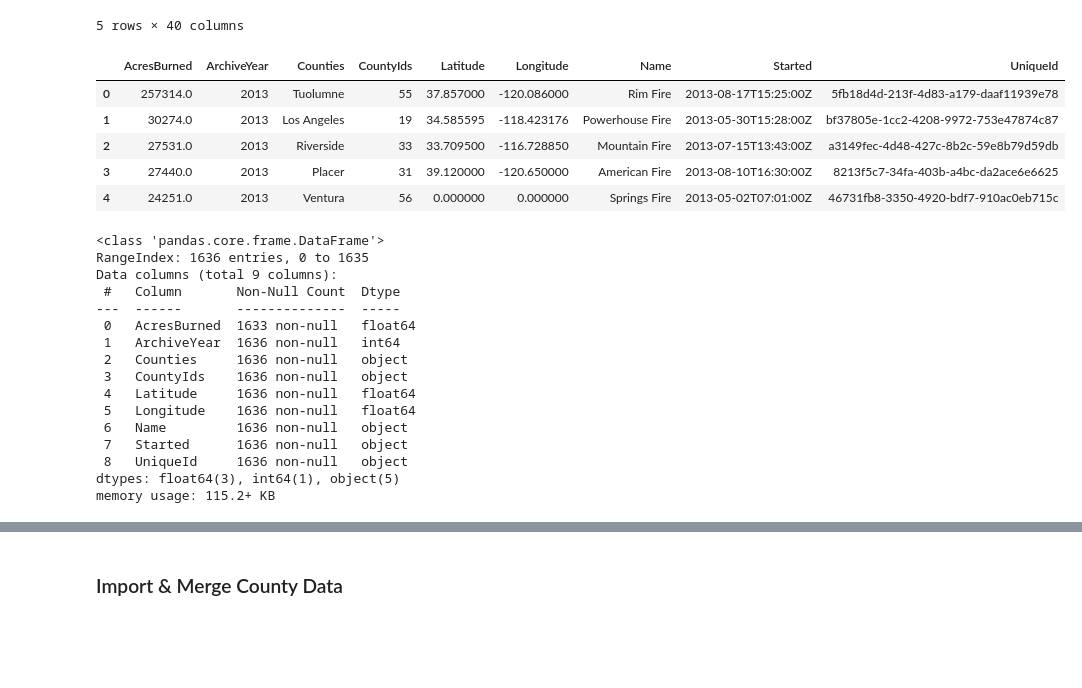
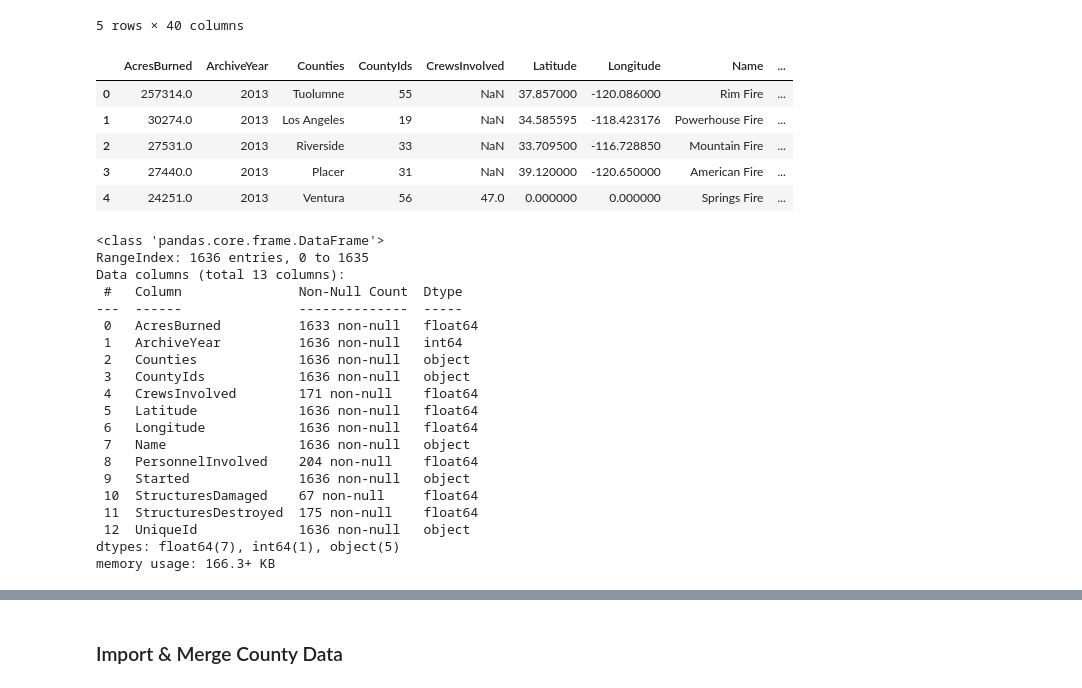
Before and after one commit to chloebellehooton/Group-5-Project, a Jupyter notebook: Wildfire_County_ETL.ipynb, the cells around one changed output, grey strips where cells are left out. Drawn from its saved outputs; the diff is of its cells as text; code cells hidden in the pictures; blank space fills up the shorter version.

Commit message:
WF data: add PersonnelInvolved,StructuresDamaged,StructuresDestroyed,Fatalities columns back in;remove duplicates&NAs

```diff
--- a/Wildfire_County_ETL.ipynb
+++ b/Wildfire_County_ETL.ipynb
@@ -20,37 +20,39 @@ wildfire_df.head()
 # %%
 #Drop excess columns
 wildfire_df = wildfire_df.drop(['Active','AdminUnit','AirTankers','CalFireIncident','CanonicalUrl',
-                                'ConditionStatement','ControlStatement','CrewsInvolved','Dozers','Engines',
-                                'Extinguished','Fatalities','Featured','Final','FuelType','Helicopters',
-                                'Injuries','Location','MajorIncident','PercentContained',
-                                'PersonnelInvolved','Public','SearchDescription','SearchKeywords','Status',
-                                'StructuresDamaged','StructuresDestroyed','StructuresEvacuated',
-                                'StructuresThreatened','Updated','WaterTenders'],1)
+                                'ConditionStatement','ControlStatement','Dozers','Engines','Extinguished',
+                                'Fatalities','Featured','Final','FuelType','Helicopters','Injuries','Location',
+                                'MajorIncident','PercentContained','Public','SearchDescription','SearchKeywords',
+                                'Status','StructuresEvacuated','StructuresThreatened','Updated','WaterTenders'],1)
 wildfire_df.head()
 # %% [output]
-|  | AcresBurned | ArchiveYear | Counties | CountyIds | Latitude | Longitude | Name | Started | UniqueId |
-| 0 | 257314.0 | 2013 | Tuolumne | 55 | 37.857000 | -120.086000 | Rim Fire | 2013-08-17T15:25:00Z | 5fb18d4d-213f-4d83-a179-daaf11939e78 |
-| 1 | 30274.0 | 2013 | Los Angeles | 19 | 34.585595 | -118.423176 | Powerhouse Fire | 2013-05-30T15:28:00Z | bf37805e-1cc2-4208-9972-753e47874c87 |
-| 2 | 27531.0 | 2013 | Riverside | 33 | 33.709500 | -116.728850 | Mountain Fire | 2013-07-15T13:43:00Z | a3149fec-4d48-427c-8b2c-59e8b79d59db |
-| 3 | 27440.0 | 2013 | Placer | 31 | 39.120000 | -120.650000 | American Fire | 2013-08-10T16:30:00Z | 8213f5c7-34fa-403b-a4bc-da2ace6e6625 |
-| 4 | 24251.0 | 2013 | Ventura | 56 | 0.000000 | 0.000000 | Springs Fire | 2013-05-02T07:01:00Z | 46731fb8-3350-4920-bdf7-910ac0eb715c |
+|  | AcresBurned | ArchiveYear | Counties | CountyIds | CrewsInvolved | Latitude | Longitude | Name | ... |
+| 0 | 257314.0 | 2013 | Tuolumne | 55 | NaN | 37.857000 | -120.086000 | Rim Fire | ... |
+| 1 | 30274.0 | 2013 | Los Angeles | 19 | NaN | 34.585595 | -118.423176 | Powerhouse Fire | ... |
+| 2 | 27531.0 | 2013 | Riverside | 33 | NaN | 33.709500 | -116.728850 | Mountain Fire | ... |
+| 3 | 27440.0 | 2013 | Placer | 31 | NaN | 39.120000 | -120.650000 | American Fire | ... |
+| 4 | 24251.0 | 2013 | Ventura | 56 | 47.0 | 0.000000 | 0.000000 | Springs Fire | ... |
 # %%
 #Confirm datatypes for each column
 wildfire_df.info()
 # %% [output]
 <class 'pandas.core.frame.DataFrame'>
 RangeIndex: 1636 entries, 0 to 1635
-Data columns (total 9 columns):
- #   Column       Non-Null Count  Dtype
----  ------       --------------  -----
- 0   AcresBurned  1633 non-null   float64
- 1   ArchiveYear  1636 non-null   int64
- 2   Counties     1636 non-null   object
- 3   CountyIds    1636 non-null   object
- 4   Latitude     1636 non-null   float64
- 5   Longitude    1636 non-null   float64
- 6   Name         1636 non-null   object
- 7   Started      1636 non-null   object
- 8   UniqueId     1636 non-null   object
-dtypes: float64(3), int64(1), object(5)
-memory usage: 115.2+ KB
+Data columns (total 13 columns):
+ #   Column               Non-Null Count  Dtype
+---  ------               --------------  -----
+ 0   AcresBurned          1633 non-null   float64
+ 1   ArchiveYear          1636 non-null   int64
+ 2   Counties             1636 non-null   object
+ 3   CountyIds            1636 non-null   object
+ 4   CrewsInvolved        171 non-null    float64
+ 5   Latitude             1636 non-null   float64
+ 6   Longitude            1636 non-null   float64
+ 7   Name                 1636 non-null   object
+ 8   PersonnelInvolved    204 non-null    float64
+ 9   Started              1636 non-null   object
+ 10  StructuresDamaged    67 non-null     float64
+ 11  StructuresDestroyed  175 non-null    float64
+ 12  UniqueId             1636 non-null   object
+dtypes: float64(7), int64(1), object(5)
+memory usage: 166.3+ KB
```
Also changed, not shown: parts of 5 cells of this notebook.
